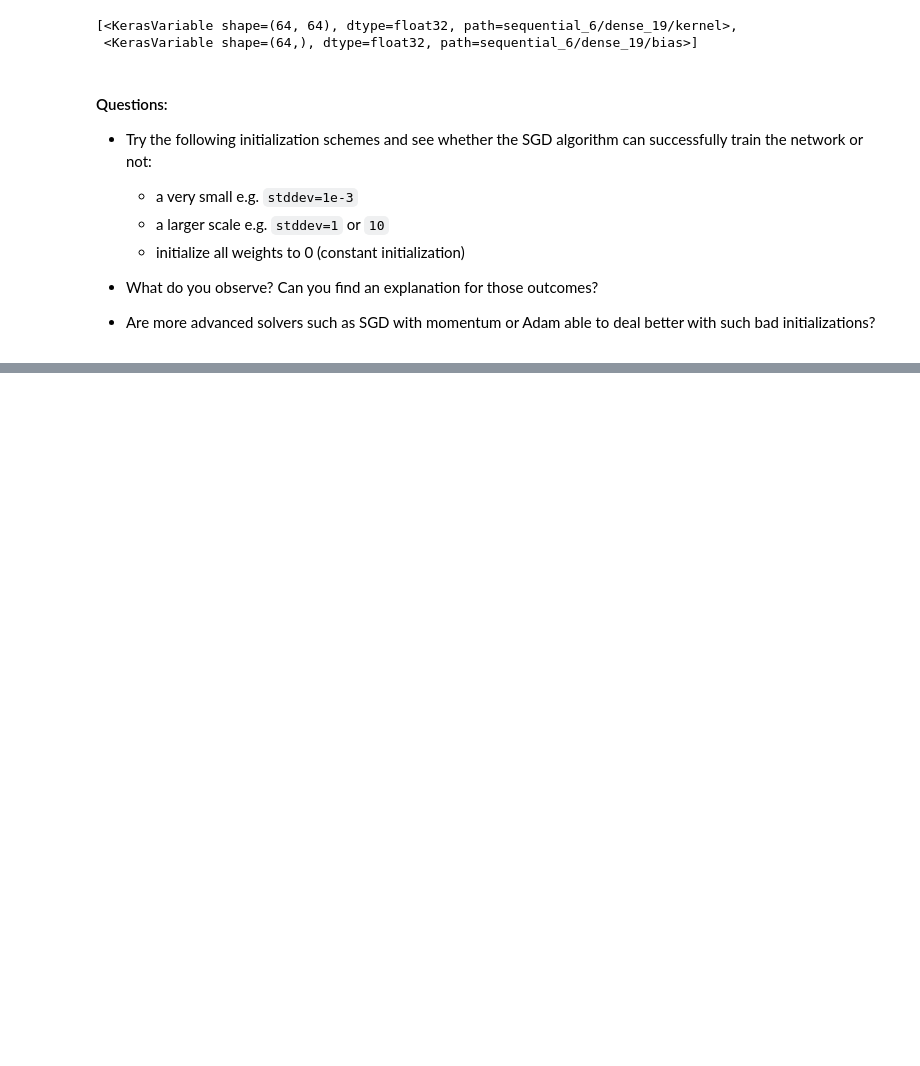
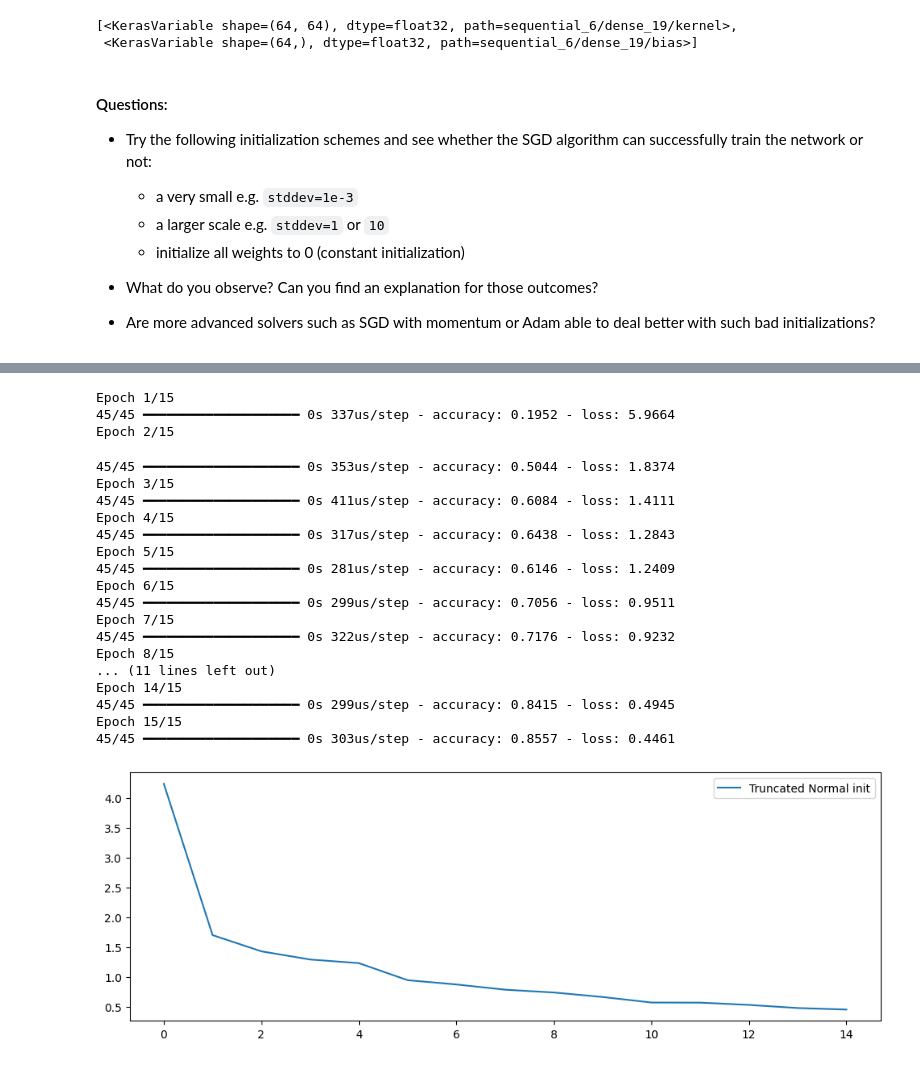
Before and after one commit to omaralfaqih6/deep_learning, a Jupyter notebook: 01_materials/labs/lab_1.ipynb, the cells around one changed output, grey strips where cells are left out. Cells and saved outputs as stored; diff of their text form; code cells hidden in the pictures; blank space fills up the shorter version.

```diff
--- a/01_materials/labs/lab_1.ipynb
+++ b/01_materials/labs/lab_1.ipynb
@@ -845,22 +907,50 @@ model.layers[0].weights
 # %%
-# Your code here
-
+# stddev = 1 - model_b
 from keras import initializers
 from keras import optimizers
 
 input_dim = 64
 hidden_dim = 64
 output_dim = 10
 
-normal_init = initializers.TruncatedNormal(stddev=0.01, seed=42)
+normal_init = initializers.TruncatedNormal(stddev=1, seed=42)
 
-model = Sequential()
-model.add(Dense(hidden_dim, input_dim=input_dim, activation="tanh",
+
+model_b = Sequential()
+model_b.add(Dense(hidden_dim, input_dim=input_dim, activation="tanh",
                 kernel_initializer=normal_init))
-model.add(Dense(hidden_dim, activation="tanh",
+model_b.add(Dense(hidden_dim, activation="tanh",
                 kernel_initializer=normal_init))
-model.add(Dense(output_dim, activation="softmax",
+model_b.add(Dense(output_dim, activation="softmax",
                 kernel_initializer=normal_init))
 
-model.compile(optimizer=optimizers.SGD(learning_rate=0.1),
+model_b.compile(optimizer=optimizers.SGD(learning_rate=0.1),
               loss='categorical_crossentropy', metrics=['accuracy'])
+
+history = model_b.fit(X_train, y_train, epochs=15, batch_size=32)
+
+plt.figure(figsize=(12, 4))
+plt.plot(history.history['loss'], label="Truncated Normal init")
+plt.legend();
+# %% [output]
+Epoch 1/15
+45/45 ━━━━━━━━━━━━━━━━━━━━ 0s 337us/step - accuracy: 0.1952 - loss: 5.9664
+Epoch 2/15
+45/45 ━━━━━━━━━━━━━━━━━━━━ 0s 353us/step - accuracy: 0.5044 - loss: 1.8374
+Epoch 3/15
+45/45 ━━━━━━━━━━━━━━━━━━━━ 0s 411us/step - accuracy: 0.6084 - loss: 1.4111
+Epoch 4/15
+45/45 ━━━━━━━━━━━━━━━━━━━━ 0s 317us/step - accuracy: 0.6438 - loss: 1.2843
+Epoch 5/15
+45/45 ━━━━━━━━━━━━━━━━━━━━ 0s 281us/step - accuracy: 0.6146 - loss: 1.2409
+Epoch 6/15
+45/45 ━━━━━━━━━━━━━━━━━━━━ 0s 299us/step - accuracy: 0.7056 - loss: 0.9511
+Epoch 7/15
+45/45 ━━━━━━━━━━━━━━━━━━━━ 0s 322us/step - accuracy: 0.7176 - loss: 0.9232
+Epoch 8/15
+... (11 lines left out)
+Epoch 14/15
+45/45 ━━━━━━━━━━━━━━━━━━━━ 0s 299us/step - accuracy: 0.8415 - loss: 0.4945
+Epoch 15/15
+45/45 ━━━━━━━━━━━━━━━━━━━━ 0s 303us/step - accuracy: 0.8557 - loss: 0.4461
+[figure, added]
```
Also changed, not shown: parts of 8 cells of this notebook.
